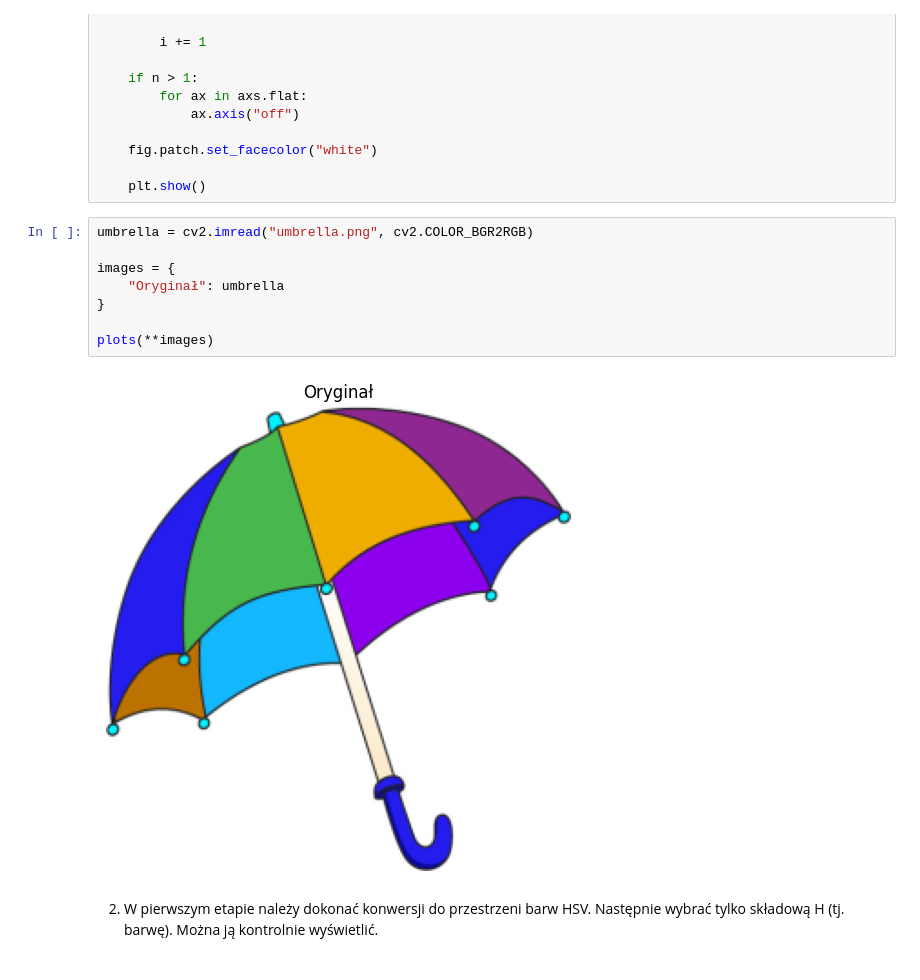
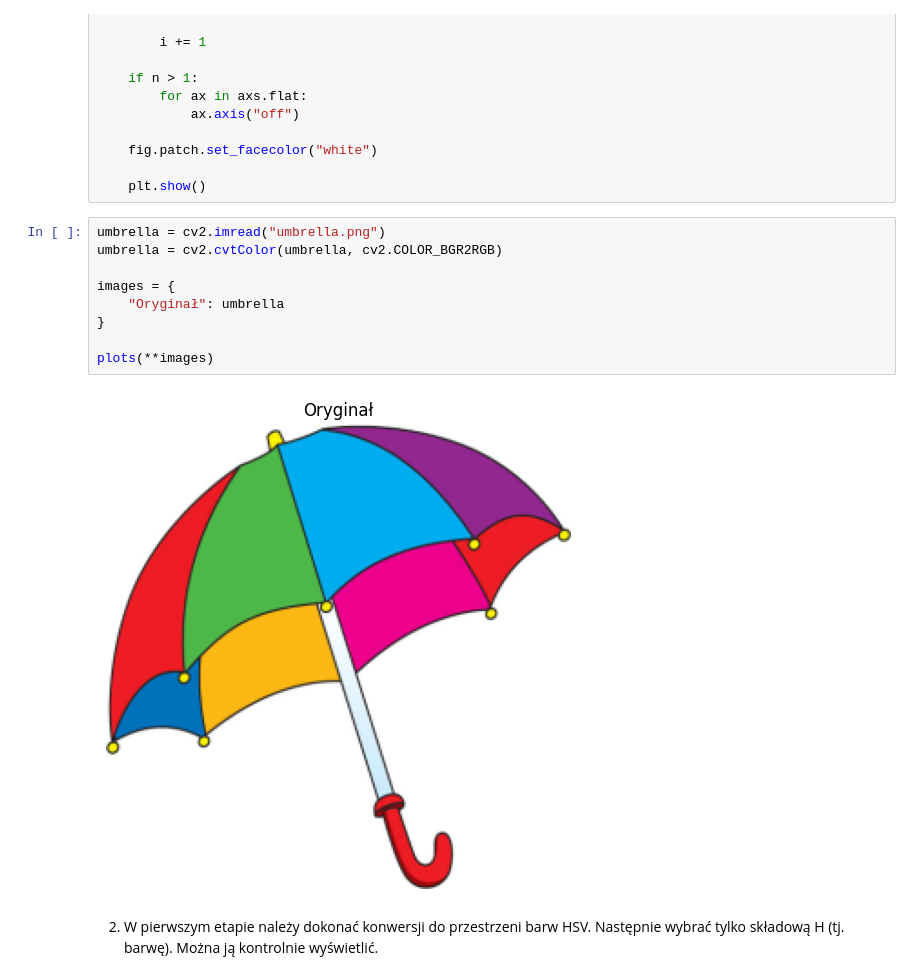
Before and after one commit to DziqG2NK/Przetwarzanie-i-analiza-obraz-w-cyfrowych, a Jupyter notebook: zajecia_5/12_segmentation_HW.ipynb, the cells around one changed output. Drawn from its saved outputs; the diff is of its cells as text.

```diff
--- a/zajecia_5/12_segmentation_HW.ipynb
+++ b/zajecia_5/12_segmentation_HW.ipynb
@@ -95,15 +95,16 @@ def plots(**kwargs):
 
     plt.show()
 # %%
-umbrella = cv2.imread("umbrella.png", cv2.COLOR_BGR2RGB)
+umbrella = cv2.imread("umbrella.png")
+umbrella = cv2.cvtColor(umbrella, cv2.COLOR_BGR2RGB)
 
 images = {
     "Oryginał": umbrella
 }
 
 plots(**images)
 # %% [output]
-[figure, old version]
+[figure, new version]
 # %% [markdown]
 2. W pierwszym etapie należy dokonać konwersji do przestrzeni barw HSV.
    Następnie wybrać tylko składową H (tj. barwę).
```
Also changed, not shown: parts of 9 cells of this notebook.
